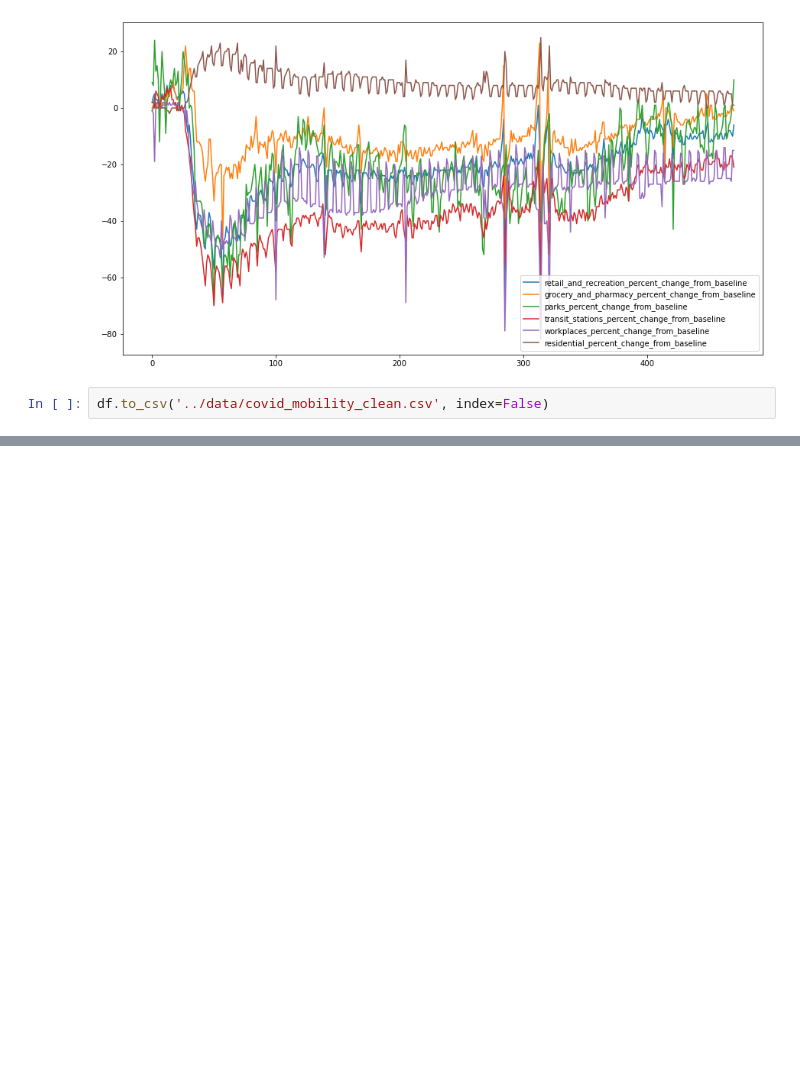
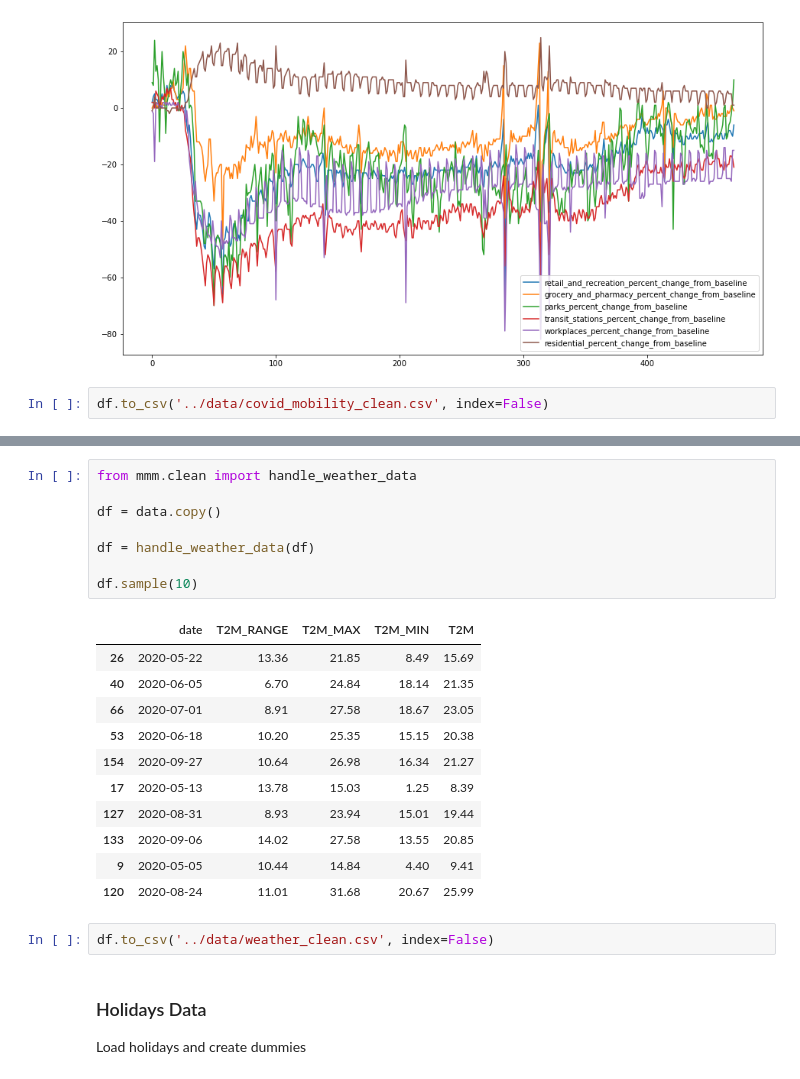
Before and after one commit to hammer-mt/VEX-MMM, a Jupyter notebook: notebooks/Data Cleaning.ipynb, the cells around one changed output, grey strips where cells are left out. Drawn from its saved outputs; the diff is of its cells as text; blank space fills up the shorter version.

```diff
--- a/notebooks/Data Cleaning.ipynb
+++ b/notebooks/Data Cleaning.ipynb
@@ -477,0 +504,25 @@ df.to_csv('../data/covid_mobility_clean.csv', index=False)
+# %%
+from mmm.clean import handle_weather_data
+
+df = data.copy()
+
+df = handle_weather_data(df)
+
+df.sample(10)
+# %% [output]
+|  | date | T2M_RANGE | T2M_MAX | T2M_MIN | T2M |
+| 26 | 2020-05-22 | 13.36 | 21.85 | 8.49 | 15.69 |
+| 40 | 2020-06-05 | 6.70 | 24.84 | 18.14 | 21.35 |
+| 66 | 2020-07-01 | 8.91 | 27.58 | 18.67 | 23.05 |
+| 53 | 2020-06-18 | 10.20 | 25.35 | 15.15 | 20.38 |
+| 154 | 2020-09-27 | 10.64 | 26.98 | 16.34 | 21.27 |
+| 17 | 2020-05-13 | 13.78 | 15.03 | 1.25 | 8.39 |
+| 127 | 2020-08-31 | 8.93 | 23.94 | 15.01 | 19.44 |
+| 133 | 2020-09-06 | 14.02 | 27.58 | 13.55 | 20.85 |
+| 9 | 2020-05-05 | 10.44 | 14.84 | 4.40 | 9.41 |
+| 120 | 2020-08-24 | 11.01 | 31.68 | 20.67 | 25.99 |
+# %%
+df.to_csv('../data/weather_clean.csv', index=False)
+# %% [markdown]
+### Holidays Data
+Load holidays and create dummies
```
Also changed, not shown: parts of 10 cells of this notebook, 7 other files.
